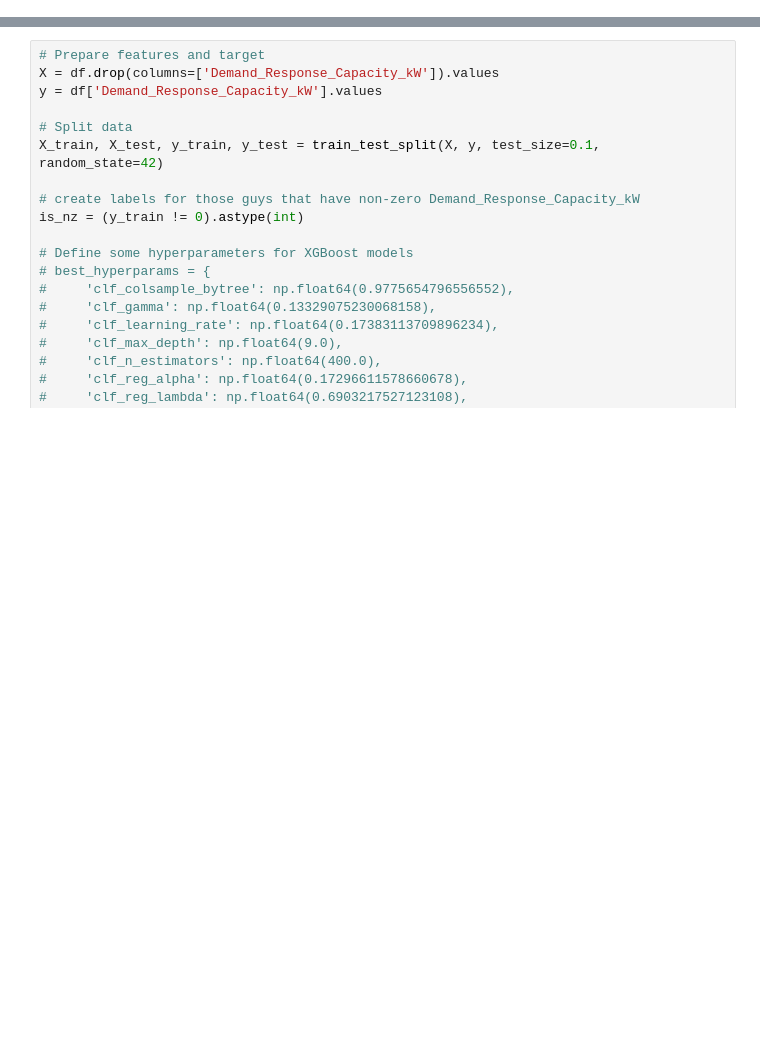
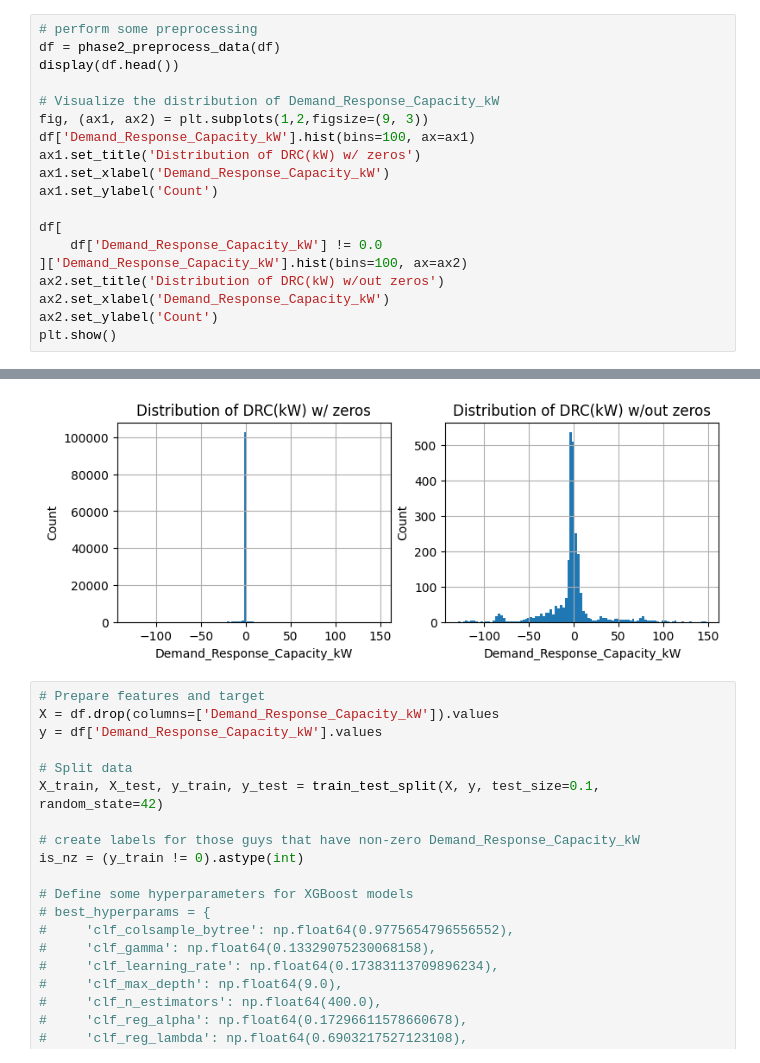
Before and after one commit to truongbnguyen88/nrg_hackathon_sept2025, a Jupyter notebook: phase2_train.ipynb, the cells around one changed output, grey strips where cells are left out. Drawn from its saved outputs; the diff is of its cells as text; blank space fills up the shorter version.

```diff
--- a/phase2_train.ipynb
+++ b/phase2_train.ipynb
@@ -114,0 +61,20 @@ plt.show()
+# %%
+# perform some preprocessing
+df = phase2_preprocess_data(df)
+display(df.head())
+
+# Visualize the distribution of Demand_Response_Capacity_kW
+fig, (ax1, ax2) = plt.subplots(1,2,figsize=(9, 3))
+df['Demand_Response_Capacity_kW'].hist(bins=100, ax=ax1)
+ax1.set_title('Distribution of DRC(kW) w/ zeros')
+ax1.set_xlabel('Demand_Response_Capacity_kW')
+ax1.set_ylabel('Count')
+
+df[
+    df['Demand_Response_Capacity_kW'] != 0.0
+]['Demand_Response_Capacity_kW'].hist(bins=100, ax=ax2)
+ax2.set_title('Distribution of DRC(kW) w/out zeros')
+ax2.set_xlabel('Demand_Response_Capacity_kW')
+ax2.set_ylabel('Count')
+plt.show()
+# %% [output]
@@ -115,3 +87,4 @@ plt.show()
+[figure, added]
 # %%
 # Prepare features and target
 X = df.drop(columns=['Demand_Response_Capacity_kW']).values
```
Also changed, not shown: parts of 9 cells of this notebook, 3 other files.
